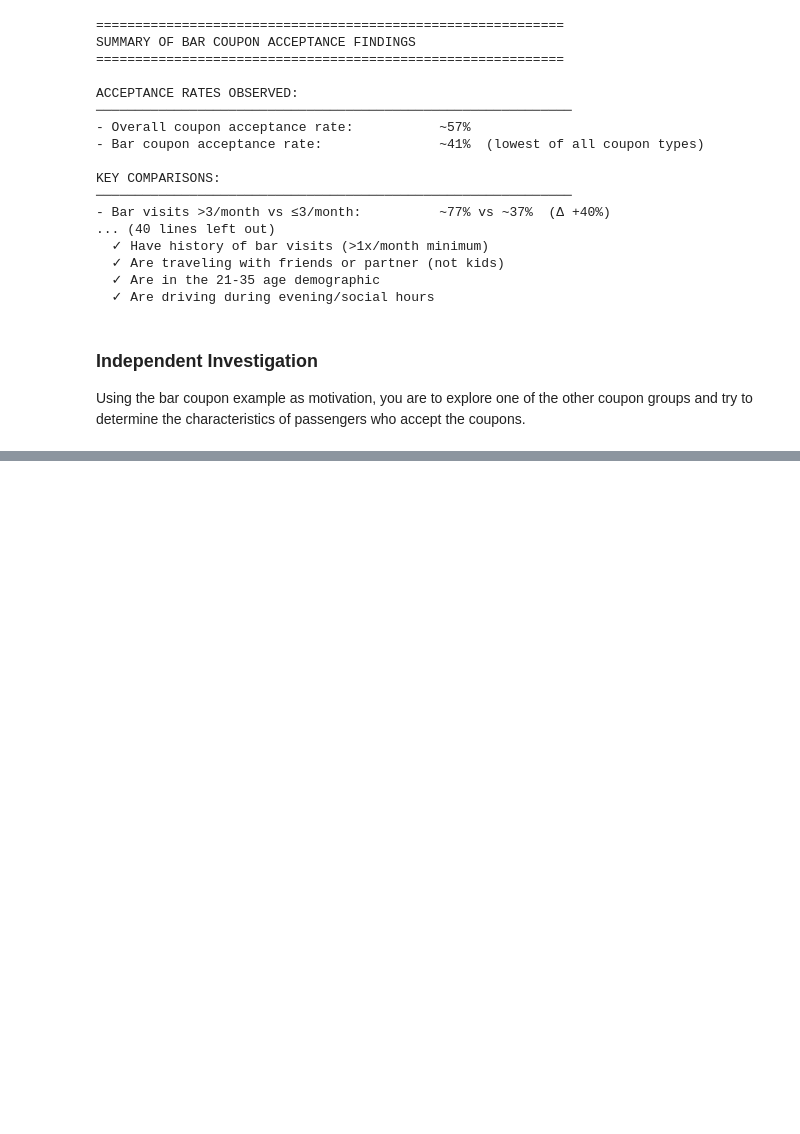
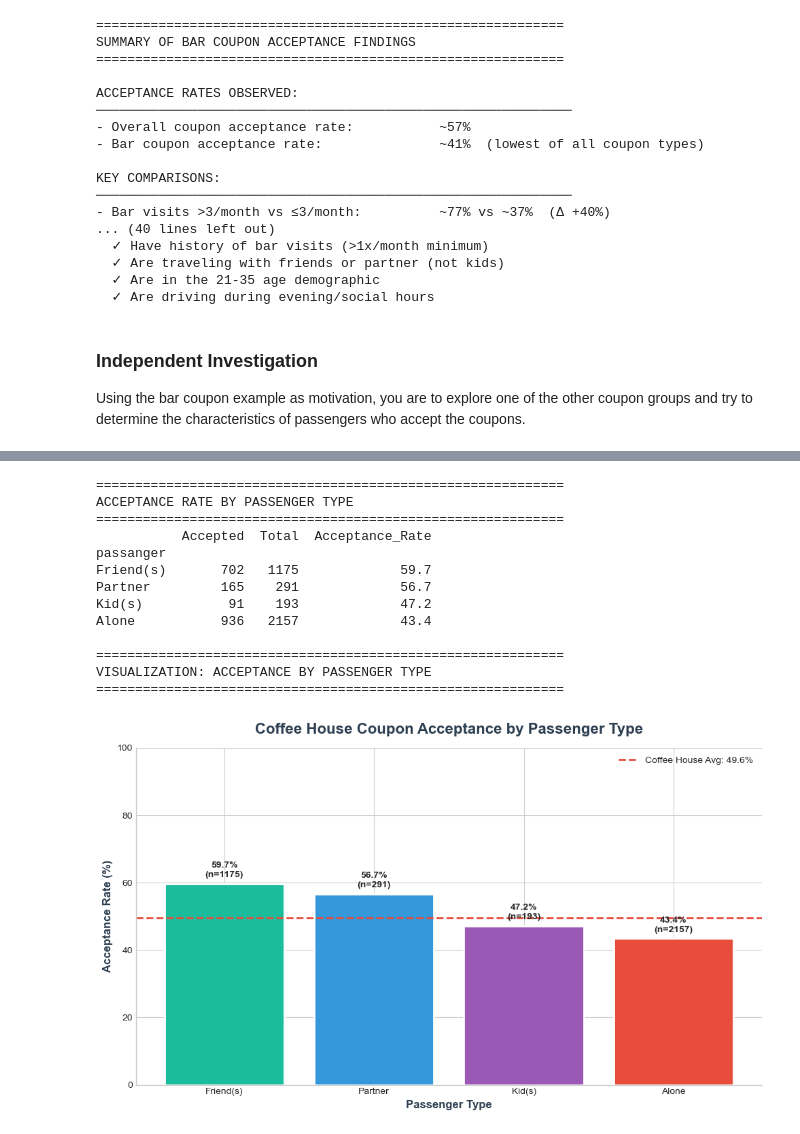
Before and after one commit to roboyak/coupon-acceptance-analysis, a Jupyter notebook: coupon_analysis.ipynb, the cells around one changed output, grey strips where cells are left out. Cells and saved outputs as stored; diff of their text form; code cells hidden in the pictures; blank space fills up the shorter version.

```diff
--- a/coupon_analysis.ipynb
+++ b/coupon_analysis.ipynb
@@ -948,0 +1281,60 @@ Using the bar coupon example as motivation, you are to explore one of the other
+# %%
+# Does passenger type matter for coffee coupons?
+print("=" * 60)
+print("ACCEPTANCE RATE BY PASSENGER TYPE")
+print("=" * 60)
+
+passenger_acceptance = coffee_coupons.groupby('passanger')['Y'].agg(['sum', 'count', 'mean'])
+passenger_acceptance.columns = ['Accepted', 'Total', 'Acceptance_Rate']
+passenger_acceptance['Acceptance_Rate'] = (passenger_acceptance['Acceptance_Rate'] * 100).round(1)
+passenger_acceptance = passenger_acceptance.sort_values('Acceptance_Rate', ascending=False)
+print(passenger_acceptance)
+
+# Visualize it - PRO STYLE
+print("\n" + "=" * 60)
+print("VISUALIZATION: ACCEPTANCE BY PASSENGER TYPE")
+print("=" * 60)
+
+fig, ax = plt.subplots(figsize=(10, 6))
+
+colors = ['#1ABC9C', '#3498DB', '#9B59B6', '#E74C3C']
+bars = ax.bar(passenger_acceptance.index, passenger_acceptance['Acceptance_Rate'],
+              color=colors, edgecolor='white', linewidth=2)
+
+ax.set_title('Coffee House Coupon Acceptance by Passenger Type',
+             fontsize=16, fontweight='bold', color='#2C3E50', pad=15)
+ax.set_xlabel('Passenger Type', fontsize=12, fontweight='bold', color='#2C3E50')
+ax.set_ylabel('Acceptance Rate (%)', fontsize=12, fontweight='bold', color='#2C3E50')
+ax.set_ylim(0, 100)
+
+# Add percentage labels with count
+for bar, (idx, row) in zip(bars, passenger_acceptance.iterrows()):
+    ax.text(bar.get_x() + bar.get_width()/2, bar.get_height() + 2,
+            f'{row["Acceptance_Rate"]}%\n(n={int(row["Total"])})',
+            ha='center', fontweight='bold', fontsize=10)
+
+# Add reference line
+ax.axhline(y=coffee_rate, color='#E74C3C', linestyle='--', linewidth=2,
+           label=f'Coffee House Avg: {coffee_rate:.1f}%')
+ax.legend(fontsize=10)
+
+ax.spines['top'].set_visible(False)
+ax.spines['right'].set_visible(False)
+
+plt.tight_layout()
+plt.show()
+# %% [output]
+============================================================
+ACCEPTANCE RATE BY PASSENGER TYPE
+============================================================
+           Accepted  Total  Acceptance_Rate
+passanger
+Friend(s)       702   1175             59.7
+Partner         165    291             56.7
+Kid(s)           91    193             47.2
+Alone           936   2157             43.4
+
+============================================================
+VISUALIZATION: ACCEPTANCE BY PASSENGER TYPE
+============================================================
+[figure, added]
```
Also changed, not shown: parts of 8 cells of this notebook.
